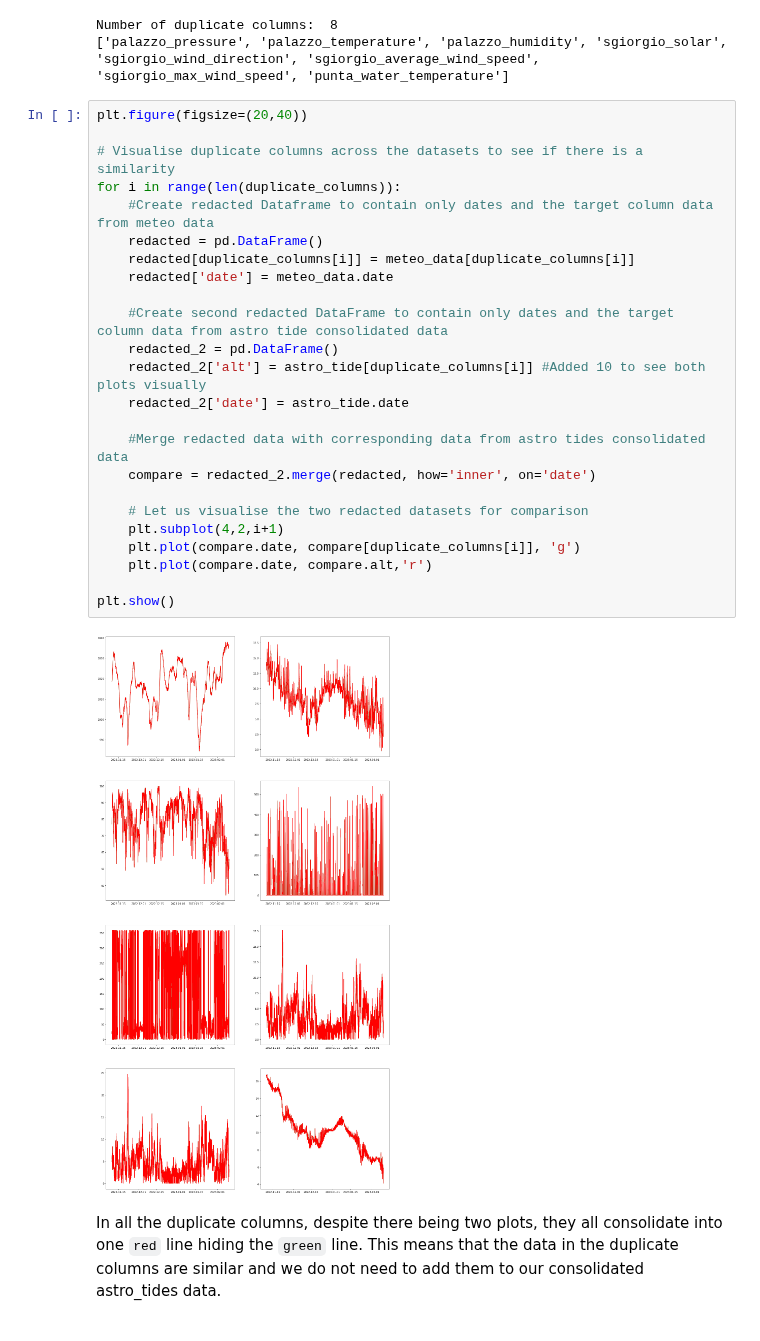
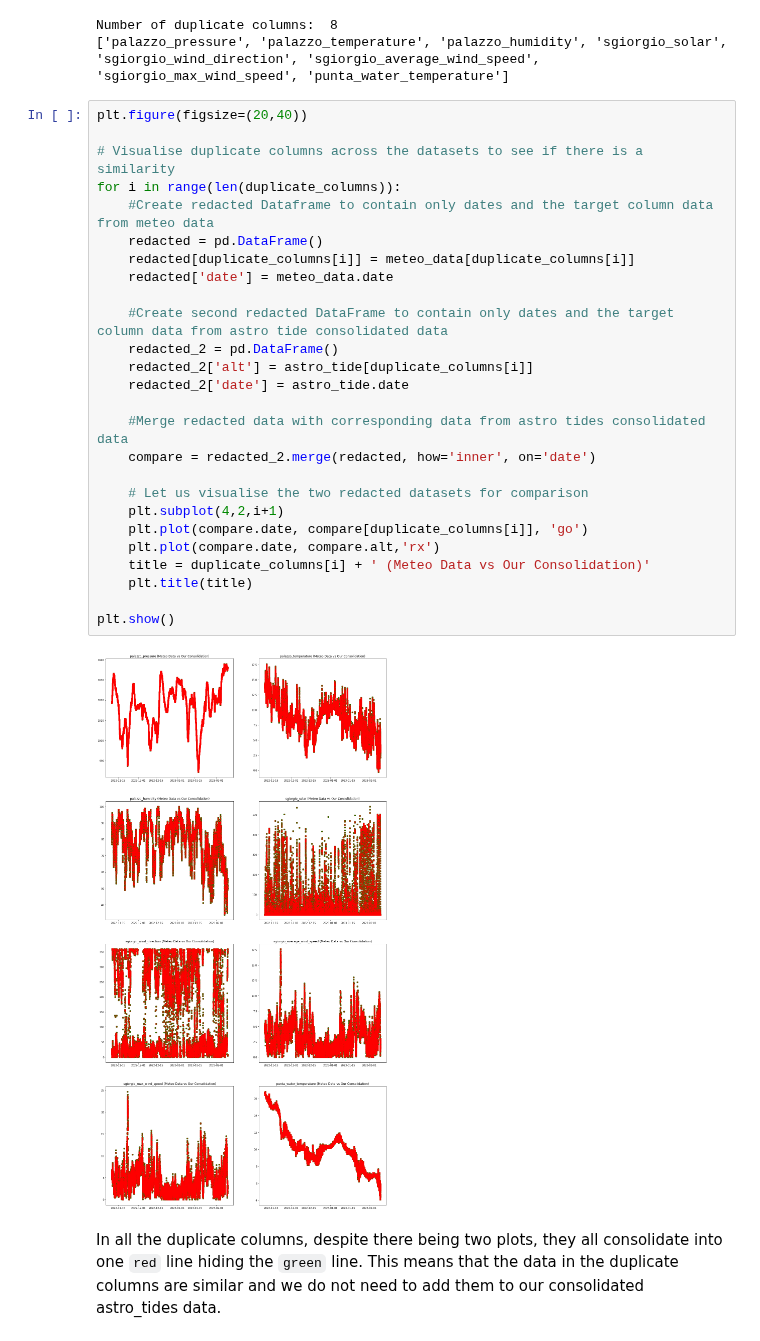
Before and after one commit to cyrilmichino/venice-meteo-analysis, a Jupyter notebook: tidy_data_notebook.ipynb, the cells around one changed output. Cells and saved outputs as stored; diff of their text form.

```diff
--- a/tidy_data_notebook.ipynb
+++ b/tidy_data_notebook.ipynb
@@ -820,29 +820,31 @@ Number of duplicate columns:  8
 # %%
 plt.figure(figsize=(20,40))
 
 # Visualise duplicate columns across the datasets to see if there is a similarity
 for i in range(len(duplicate_columns)):
     #Create redacted Dataframe to contain only dates and the target column data from meteo data
     redacted = pd.DataFrame()
     redacted[duplicate_columns[i]] = meteo_data[duplicate_columns[i]]
     redacted['date'] = meteo_data.date
 
     #Create second redacted DataFrame to contain only dates and the target column data from astro tide consolidated data
     redacted_2 = pd.DataFrame()
-    redacted_2['alt'] = astro_tide[duplicate_columns[i]] #Added 10 to see both plots visually
+    redacted_2['alt'] = astro_tide[duplicate_columns[i]]
     redacted_2['date'] = astro_tide.date
 
     #Merge redacted data with corresponding data from astro tides consolidated data
     compare = redacted_2.merge(redacted, how='inner', on='date')
 
     # Let us visualise the two redacted datasets for comparison
     plt.subplot(4,2,i+1)
-    plt.plot(compare.date, compare[duplicate_columns[i]], 'g')
-    plt.plot(compare.date, compare.alt,'r')
+    plt.plot(compare.date, compare[duplicate_columns[i]], 'go')
+    plt.plot(compare.date, compare.alt,'rx')
+    title = duplicate_columns[i] + ' (Meteo Data vs Our Consolidation)'
+    plt.title(title)
 
 plt.show()
 # %% [output]
-[figure, old version]
+[figure, new version]
 # %% [markdown]
 In all the duplicate columns, despite there being two plots, they all consolidate into one `red` line hiding the `green` line. This means that the data in the duplicate columns are similar and we do not need to add them to our consolidated astro_tides data.
 # %% [markdown]
```
Also changed, not shown: parts of 7 cells of this notebook.
